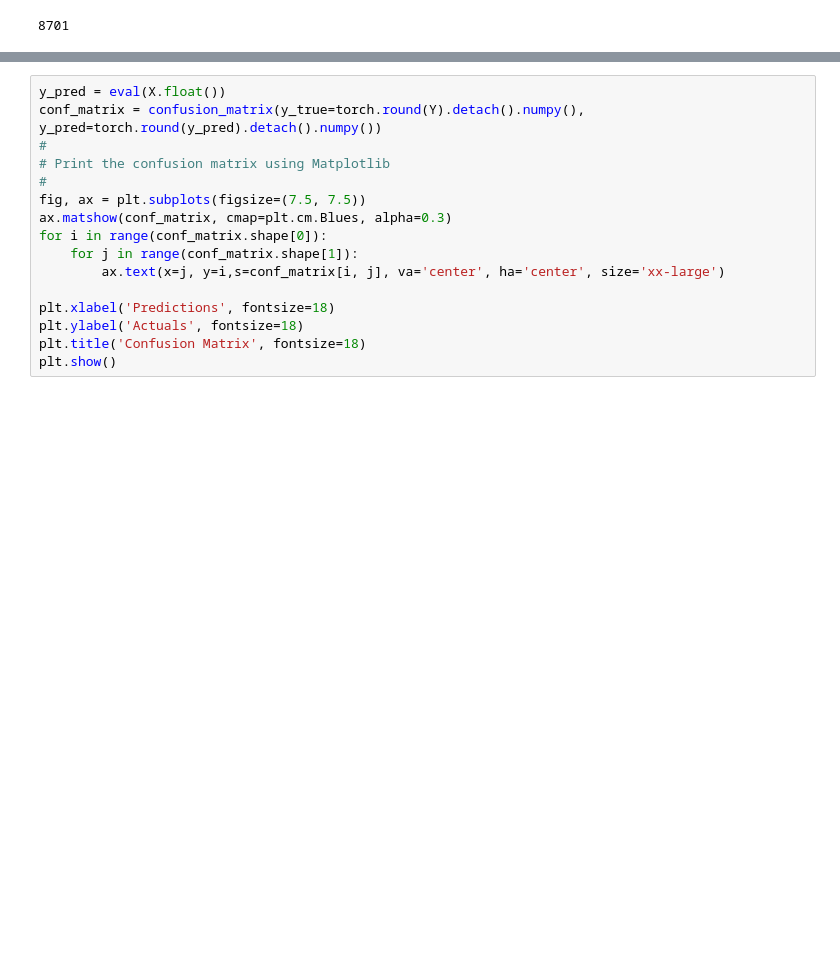
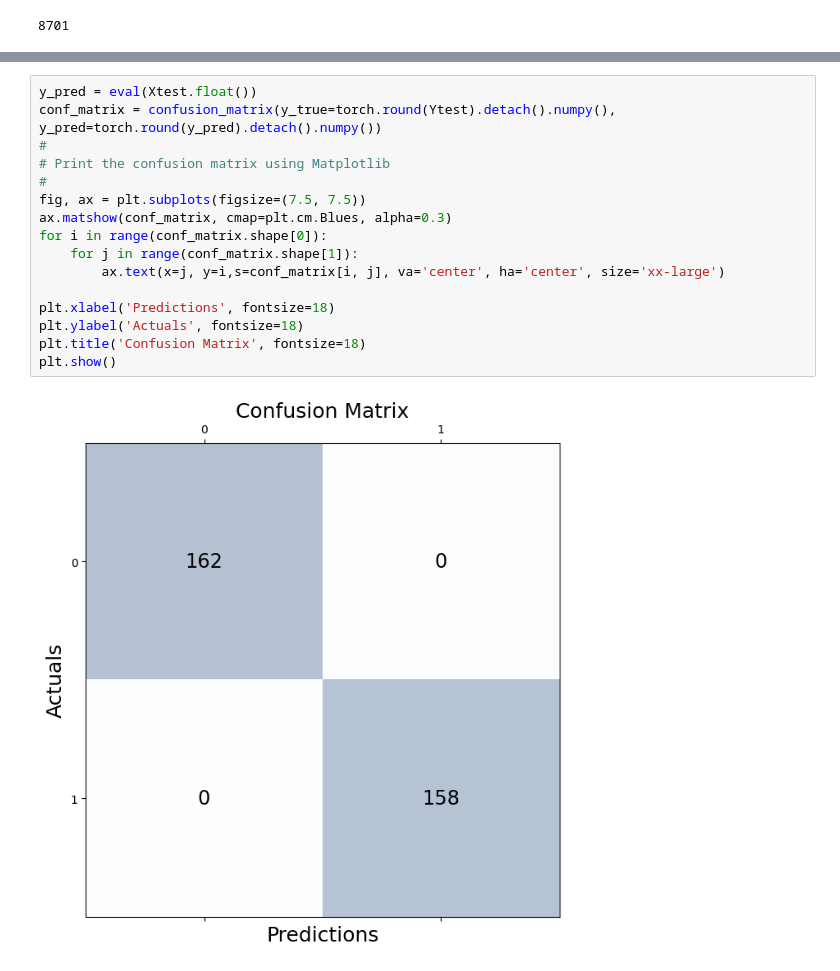
Before and after one commit to rakin000/predictive-maintenance-vinternship, a Jupyter notebook: predictive_analysis.ipynb, the cells around one changed output, grey strips where cells are left out. Saved outputs shown, nothing was run; the diff lists cells and outputs as text; blank space fills up the shorter version.

```diff
--- a/predictive_analysis.ipynb
+++ b/predictive_analysis.ipynb
@@ -239,16 +253,18 @@ x_in.data
 # %%
-y_pred = eval(X.float())
-conf_matrix = confusion_matrix(y_true=torch.round(Y).detach().numpy(), y_pred=torch.round(y_pred).detach().numpy())
+y_pred = eval(Xtest.float())
+conf_matrix = confusion_matrix(y_true=torch.round(Ytest).detach().numpy(), y_pred=torch.round(y_pred).detach().numpy())
 #
 # Print the confusion matrix using Matplotlib
 #
 fig, ax = plt.subplots(figsize=(7.5, 7.5))
 ax.matshow(conf_matrix, cmap=plt.cm.Blues, alpha=0.3)
 for i in range(conf_matrix.shape[0]):
     for j in range(conf_matrix.shape[1]):
         ax.text(x=j, y=i,s=conf_matrix[i, j], va='center', ha='center', size='xx-large')
 
 plt.xlabel('Predictions', fontsize=18)
 plt.ylabel('Actuals', fontsize=18)
 plt.title('Confusion Matrix', fontsize=18)
 plt.show()
+# %% [output]
+[figure, added]
```
Also changed, not shown: parts of 13 cells of this notebook.
